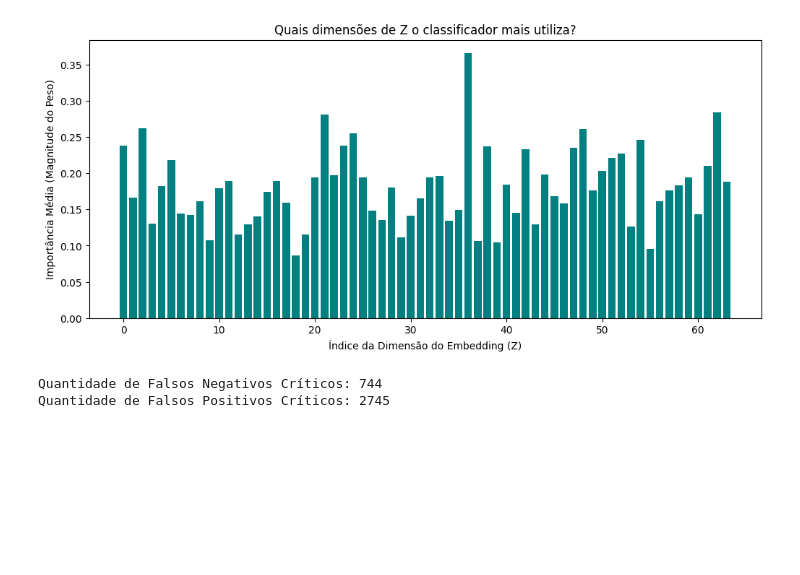
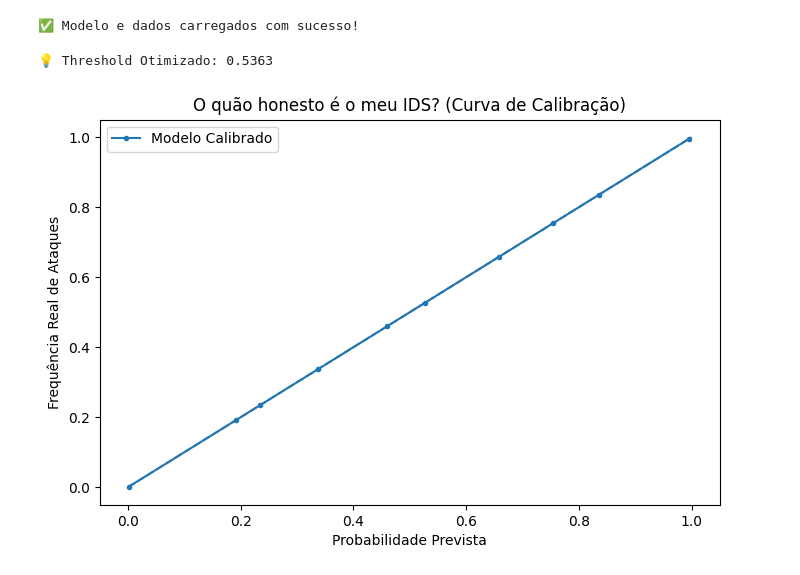
Before and after one commit to deVictorS/pesquisa_ml, a Jupyter notebook: notebooks/10_avaliacao.ipynb, the cells around one changed output. Drawn from its saved outputs; the diff is of its cells as text; code cells hidden in the pictures; blank space fills up the shorter version.

```diff
--- a/notebooks/10_avaliacao.ipynb
+++ b/notebooks/10_avaliacao.ipynb
@@ -98,7 +20,0 @@ ROC AUC    : 0.9737
-# %%
-for t in [0.70, 0.73, 0.76]:
-    y_p = (probs >= t).astype(int)
-    tn, fp, fn, tp = confusion_matrix(y_test, y_p).ravel()
-    r = tp / (tp + fn)
-    f = fp / (fp + tn)
-    print(f"Threshold {t:.2f} → Recall: {r:.3f} | FPR: {f:.3f}")
@@ -307,29 +20,0 @@ Dispersão (Variância) da classe Normal: 0.3465
-# %%
-# Extração de pesos da primeira camada do classificador
-weights = model.net[0].weight.abs().detach().cpu().numpy()
-importance_z = np.mean(weights, axis=0)
-
-plt.figure(figsize=(12, 5))
-plt.bar(range(len(importance_z)), importance_z, color='teal')
-plt.xlabel('Índice da Dimensão do Embedding (Z)')
-plt.ylabel('Importância Média (Magnitude do Peso)')
-plt.title('Quais dimensões de Z o classificador mais utiliza?')
-plt.show()
-# %% [output]
-[figure, removed]
-# %%
-# Encontrar casos onde o modelo errou feio (Falsos Negativos Críticos)
-# Ataques reais (y=1) onde a probabilidade foi muito baixa
-hard_fn_idx = np.where((y_test == 1) & (probs < 0.2))[0]
-
-# Tráfego normal (y=0) onde a probabilidade foi muito alta (Falsos Positivos)
-hard_fp_idx = np.where((y_test == 0) & (probs > 0.8))[0]
-
-print(f"Quantidade de Falsos Negativos Críticos: {len(hard_fn_idx)}")
-print(f"Quantidade de Falsos Positivos Críticos: {len(hard_fp_idx)}")
-
-# Exemplo: Extrair os embeddings desses erros para análise posterior
-Z_hard_samples = Z_test[hard_fn_idx]
-# %% [output]
-Quantidade de Falsos Negativos Críticos: 744
-Quantidade de Falsos Positivos Críticos: 2745
@@ -335,0 +63,41 @@ Quantidade de Falsos Positivos Críticos: 2745
+# %%
+# Patch para evitar erro do Sklearn 1.6
+def is_classifier_patch(estimator): return True
+sklearn.base.is_classifier = is_classifier_patch
+
+try:
+    # Carregar dados
+    Z_test = np.load("../artifacts/data/Z_test.npy")
+    y_test = np.load("../artifacts/data/y_test.npy")
+
+    # Carregar modelo calibrado
+    modelo_final = joblib.load("../artifacts/models/ids_calibrado_final.pkl")
+    print("✅ Modelo e dados carregados com sucesso!")
+except Exception as e:
+    print(f"❌ Erro ao carregar: {e}")
+# %% [output]
+✅ Modelo e dados carregados com sucesso!
+# %%
+# Obter probabilidades
+probs = modelo_final.predict_proba(Z_test)[:, 1]
+
+# Encontrar melhor threshold via G-Mean
+fpr, tpr, thresholds = roc_curve(y_test, probs)
+gmeans = np.sqrt(tpr * (1 - fpr))
+best_threshold = thresholds[np.argmax(gmeans)]
+
+print(f"💡 Threshold Otimizado: {best_threshold:.4f}")
+
+# Plotar Curva de Calibração
+fop, mpv = calibration_curve(y_test, probs, n_bins=10)
+plt.figure(figsize=(8, 5))
+plt.plot([0, 1], [0, 1], linestyle='--', color='gray')
+plt.plot(mpv, fop, marker='.', label='Modelo Calibrado')
+plt.title('O quão honesto é o meu IDS? (Curva de Calibração)')
+plt.xlabel('Probabilidade Prevista')
+plt.ylabel('Frequência Real de Ataques')
+plt.legend()
+plt.show()
+# %% [output]
+💡 Threshold Otimizado: 0.5363
+[figure, added]
```
Also changed, not shown: parts of 26 cells of this notebook, 9 other files.
